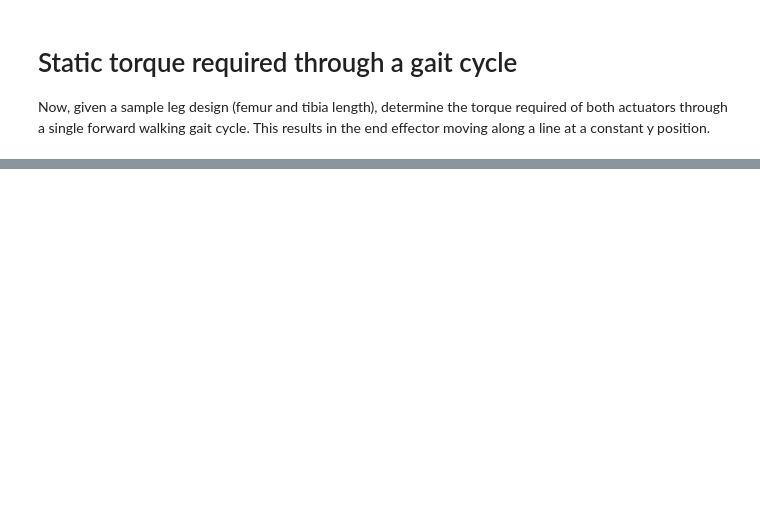
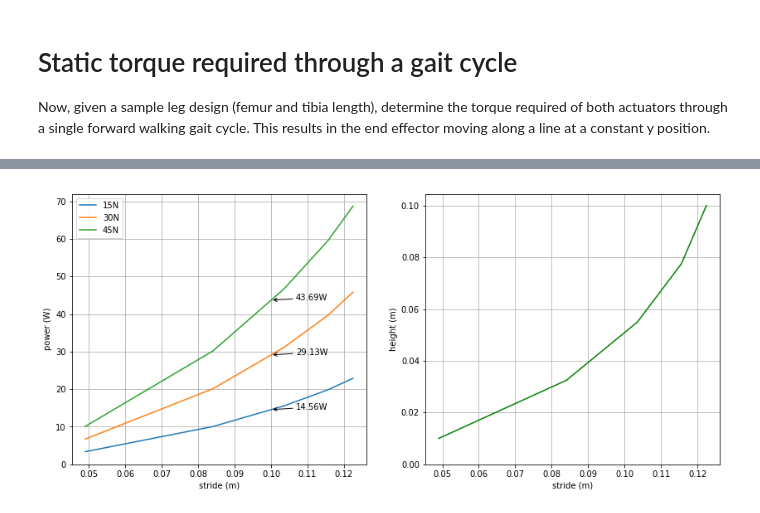
Before and after one commit to slovak194/moteus, a Jupyter notebook: hw/6008_leg/mammal_geometry.ipynb, the cells around one changed output, grey strips where cells are left out. Cells and saved outputs as stored; diff of their text form; code cells hidden in the pictures; blank space fills up the shorter version.

```diff
--- a/hw/6008_leg/mammal_geometry.ipynb
+++ b/hw/6008_leg/mammal_geometry.ipynb
@@ -212,58 +253,79 @@ tibia_torque_per_amp = 0.0450 * 1.8  # belt reduction
 tibia_resistance = 0.06
 
 def calculate_power(femur_tibia_torque):
-    femur_current_A = femur_tibia_torque[0] / femur_torque_per_amp
-    femur_power = femur_current_A ** 2 * femur_resistance
+    femur_current_A = (femur_tibia_torque[0] /
+                       femur_torque_per_amp)
+    femur_power = (femur_current_A ** 2 *
+                   femur_resistance)
 
-    tibia_current_A = femur_tibia_torque[1] / tibia_torque_per_amp
+    tibia_current_A = (femur_tibia_torque[1] /
+                       tibia_torque_per_amp)
     tibia_power = tibia_current_A ** 2 * tibia_resistance
 
     return femur_power, tibia_power
 
 def get_gait_parameters(height, scale=1):
     total_length = .25 #  .232
     ratio = 0.5
-    gait = Gait(height, force=15 * scale, sl1=ratio * total_length, sl2=(1.0 - ratio)*total_length)
-    xrange = np.linspace(gait.optimal_xrange[0], gait.optimal_xrange[1])
+    gait = Gait(height, force=15 * scale,
+                sl1=ratio * total_length,
+                sl2=(1.0 - ratio)*total_length)
+    xrange = np.linspace(gait.optimal_xrange[0],
+                         gait.optimal_xrange[1])
     torques = [gait.find_torques(x) for x in xrange]
 
     powers = [calculate_power(v) for v in torques]
-    avg_femur_power = sum([i[0] for i in powers]) / len(powers)
-    avg_tibia_power = sum([i[1] for i in powers]) / len(powers)
-    return (avg_femur_power + avg_tibia_power)/scale, gait.optimal_xrange[1] - gait.optimal_xrange[0]
+    avg_femur_power = (sum([i[0] for i in powers]) /
+                       len(powers))
+    avg_tibia_power = (sum([i[1] for i in powers]) /
+                       len(powers))
+    return ((avg_femur_power + avg_tibia_power) / scale,
+            (gait.optimal_xrange[1] -
+             gait.optimal_xrange[0])
 
-# We will plot the average power required as a function of height,
-# along with the maximum gait distance.
+# We will plot the average power required as a function of
+# height, along with the maximum gait distance.
 dspace = np.linspace(0.01, 0.10, 5)
-fig, [ax, ax2] = plt.subplots(nrows=1, ncols=2, figsize=(14, 6))
+fig, [ax, ax2] = plt.subplots(nrows=1, ncols=2,
+                              figsize=(14, 6))
 
 ax.set_xlabel('stride (m)')
 ax.set_ylabel('power (W)')
 
 def make_plot(scale):
-    results = [get_gait_parameters(x, scale=scale) for x in dspace]
-    strides = np.array([x[1] for x in results], dtype=np.float64)
-    powers = np.array([x[0] for x in results], dtype=np.float64)
-    line, = ax.plot(strides, powers, label='{:d}N'.format(15*scale))
-    # Interpolate the power required for a stride of 0.1m and denote that on the plot.
+    results = [get_gait_parameters(x, scale=scale)
+               for x in dspace]
+    strides = np.array([x[1] for x in results],
+                       dtype=np.float64)
+    powers = np.array([x[0] for x in results],
+                      dtype=np.float64)
+    line, = ax.plot(strides, powers,
+                    label='{:d}N'.format(15*scale))
+
+    # Interpolate the power required for a stride of 0.1m
+    # and denote that on the plot.
     power_10cm = np.interp(0.1, strides, powers)
-    ax.annotate('{:.2f}W'.format(power_10cm), xy=(0.1, power_10cm),
-               textcoords='offset pixels', xytext=(30, 0),
-               arrowprops=dict(arrowstyle="->"))
+    ax.annotate('{:.2f}W'.format(power_10cm),
+                xy=(0.1, power_10cm),
+                textcoords='offset pixels',
+                xytext=(30, 0),
+                arrowprops=dict(arrowstyle="->"))
     return results
 
 make_plot(1)
 make_plot(2)
 results = make_plot(3)
 
 ax.legend(loc='upper left')
 ax.set_ylim(bottom=0)
 ax.grid()
 
-# The height will be the same for everything, we we just use the most
-# recent one.
+# The height will be the same for everything, we we just
+# use the most recent one.
 ax2.plot([x[1] for x in results], dspace, 'g')
 ax2.set_ylim(bottom=0)
 ax2.set_xlabel('stride (m)')
 ax2.set_ylabel('height (m)')
 _ = ax2.grid()
+# %% [output]
+[figure, added]
```
Also changed, not shown: parts of 9 cells of this notebook.
